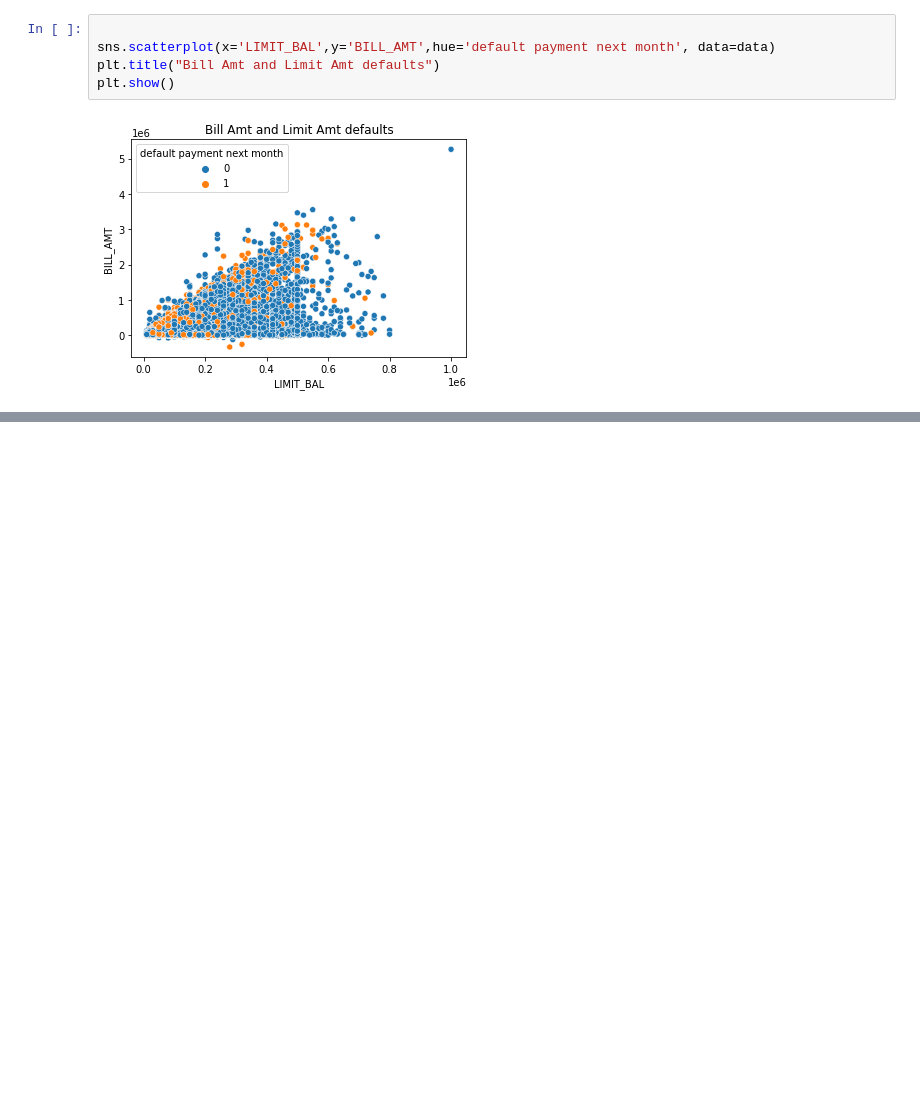
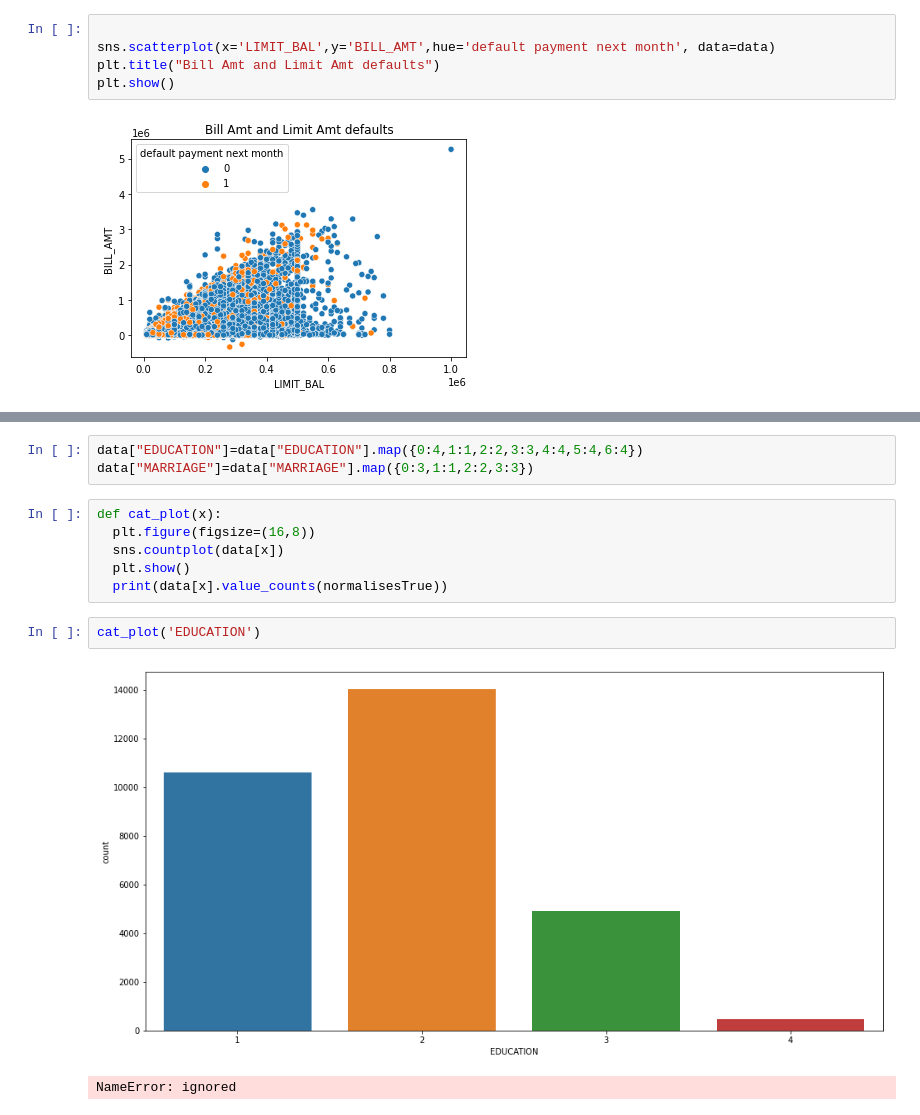
Before and after one commit to choudhurysibani120/NYC-Trip-Time-Prediction, a Jupyter notebook: Copy_of_Credit_Card_Default_Prediction_Capstone_Project.ipynb, the cells around one changed output, grey strips where cells are left out. Cells and saved outputs as stored; diff of their text form; blank space fills up the shorter version.

```diff
--- a/Copy_of_Credit_Card_Default_Prediction_Capstone_Project.ipynb
+++ b/Copy_of_Credit_Card_Default_Prediction_Capstone_Project.ipynb
@@ -163,0 +186,14 @@ plt.show()
+# %%
+data["EDUCATION"]=data["EDUCATION"].map({0:4,1:1,2:2,3:3,4:4,5:4,6:4})
+data["MARRIAGE"]=data["MARRIAGE"].map({0:3,1:1,2:2,3:3})
+# %%
+def cat_plot(x):
+  plt.figure(figsize=(16,8))
+  sns.countplot(data[x])
+  plt.show()
+  print(data[x].value_counts(normalisesTrue))
+# %%
+cat_plot('EDUCATION')
+# %% [output]
+[figure, added]
+NameError: ignored
```
Also changed, not shown: parts of 26 cells of this notebook.
